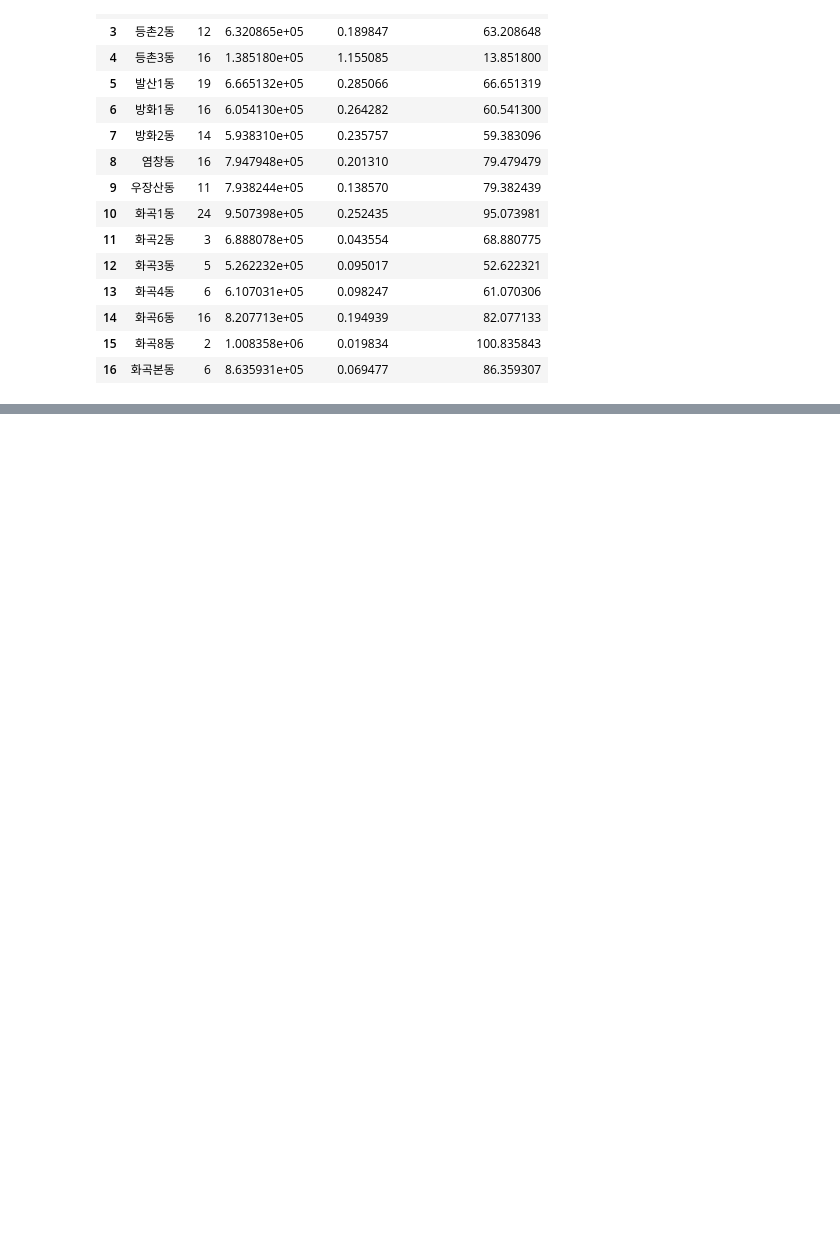
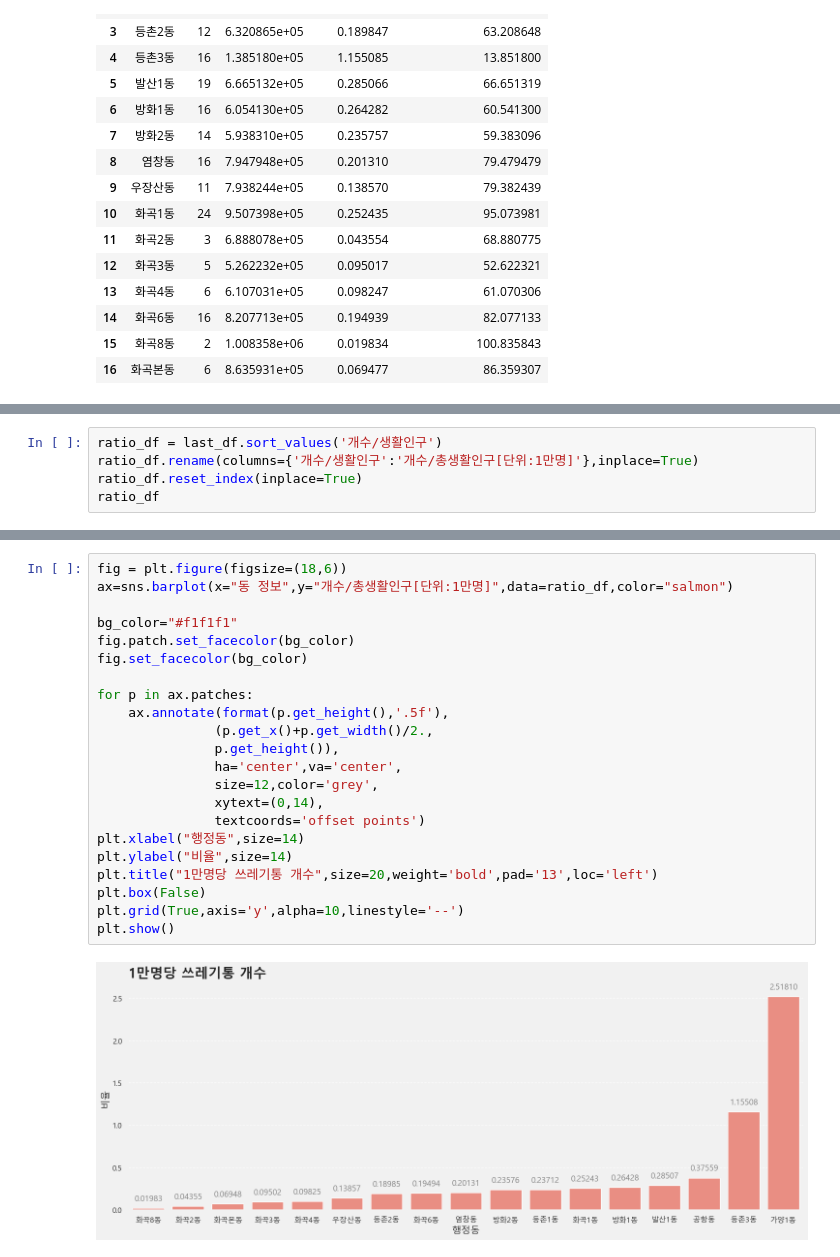
Before and after one commit to rootofdata/Sidewalk-Trash-Bins_CCTV, a Jupyter notebook: (시각화)가로쓰레기통_생활인구.ipynb, the cells around one changed output, grey strips where cells are left out. Cells and saved outputs as stored; diff of their text form; blank space fills up the shorter version.

```diff
--- a/(시각화)가로쓰레기통_생활인구.ipynb
+++ b/(시각화)가로쓰레기통_생활인구.ipynb
@@ -286,0 +292,5 @@ b2=plt.bar(last_df['동 정보'],last_df['총_생활인구_수'],color='b',width
+# %%
+ratio_df = last_df.sort_values('개수/생활인구')
+ratio_df.rename(columns={'개수/생활인구':'개수/총생활인구[단위:1만명]'},inplace=True)
+ratio_df.reset_index(inplace=True)
+ratio_df
@@ -286,0 +316,24 @@ b2=plt.bar(last_df['동 정보'],last_df['총_생활인구_수'],color='b',width
+# %%
+fig = plt.figure(figsize=(18,6))
+ax=sns.barplot(x="동 정보",y="개수/총생활인구[단위:1만명]",data=ratio_df,color="salmon")
+
+bg_color="#f1f1f1"
+fig.patch.set_facecolor(bg_color)
+fig.set_facecolor(bg_color)
+
+for p in ax.patches:
+    ax.annotate(format(p.get_height(),'.5f'),
+               (p.get_x()+p.get_width()/2.,
+               p.get_height()),
+               ha='center',va='center',
+               size=12,color='grey',
+               xytext=(0,14),
+               textcoords='offset points')
+plt.xlabel("행정동",size=14)
+plt.ylabel("비율",size=14)
+plt.title("1만명당 쓰레기통 개수",size=20,weight='bold',pad='13',loc='left')
+plt.box(False)
+plt.grid(True,axis='y',alpha=10,linestyle='--')
+plt.show()
+# %% [output]
+[figure, added]
```
Also changed, not shown: parts of 9 cells of this notebook, 3 other files.
